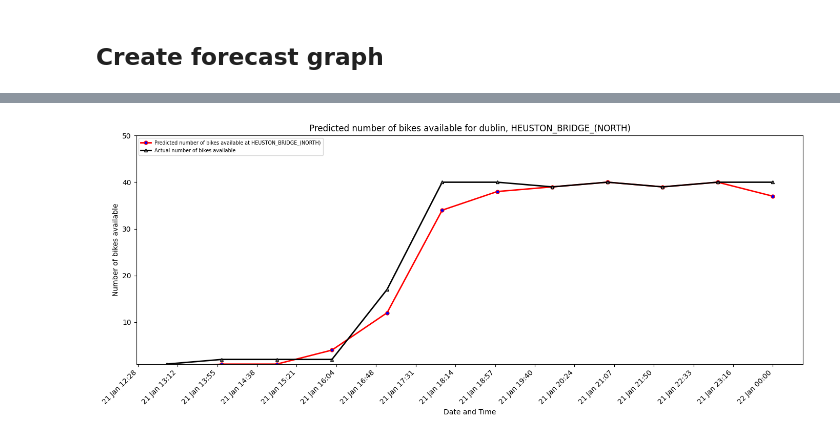
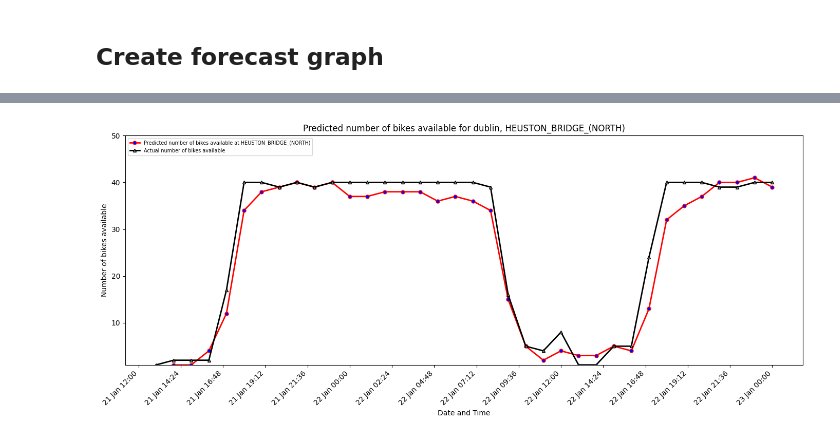
Before and after one commit to IsakNordg/ID2223-Project, a Jupyter notebook: 5_inference.ipynb, the cells around one changed output, grey strips where cells are left out. Cells and saved outputs as stored; diff of their text form; code cells hidden in the pictures.

```diff
--- a/5_inference.ipynb
+++ b/5_inference.ipynb
@@ -319,10 +325,11 @@ Hindcast length:  36
 # %%
 file_path = "docs/bike_availability_hindcast_10days.png"
+import pytz
 
-today = datetime.datetime.now()
+today = datetime.datetime.now(pytz.utc)
 hindcast_df_10days = hindcast_df[hindcast_df['datetime'] >= today - datetime.timedelta(days=10)]
 
 plt = utils.plot_bike_availability_forecast(CITY, STATION, hindcast_df_10days, file_path, hindcast=True)
 plt.show()
 # %% [output]
-[figure, old version]
+[figure, new version]
```
Also changed, not shown: parts of 14 cells of this notebook, 2 other files.
